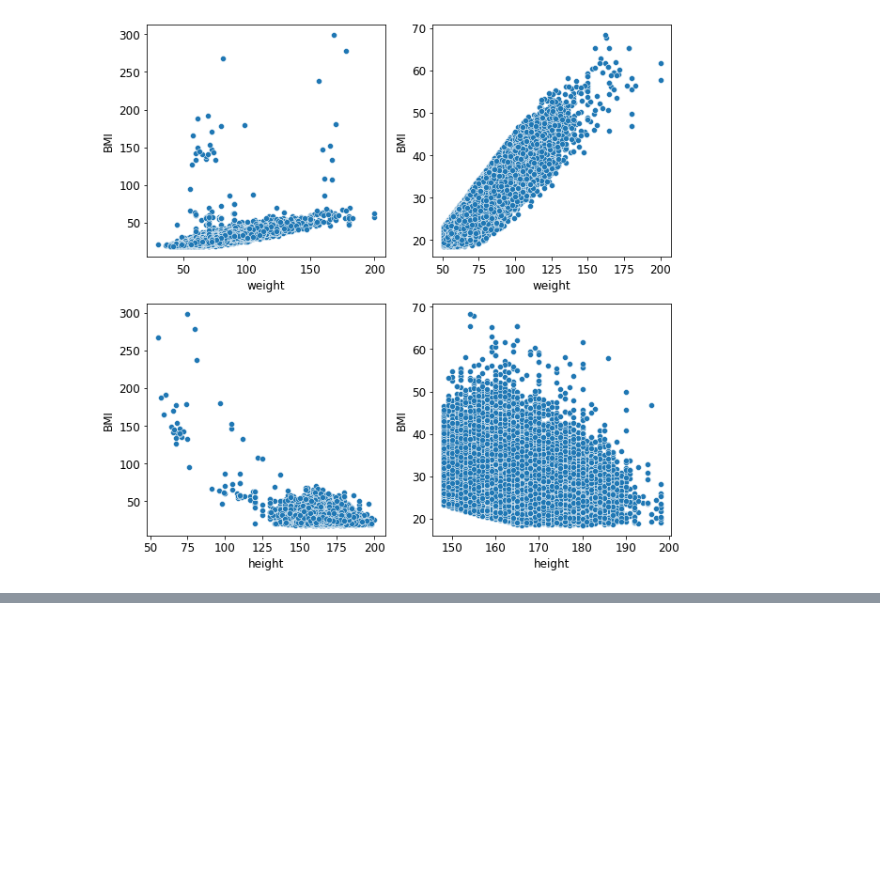
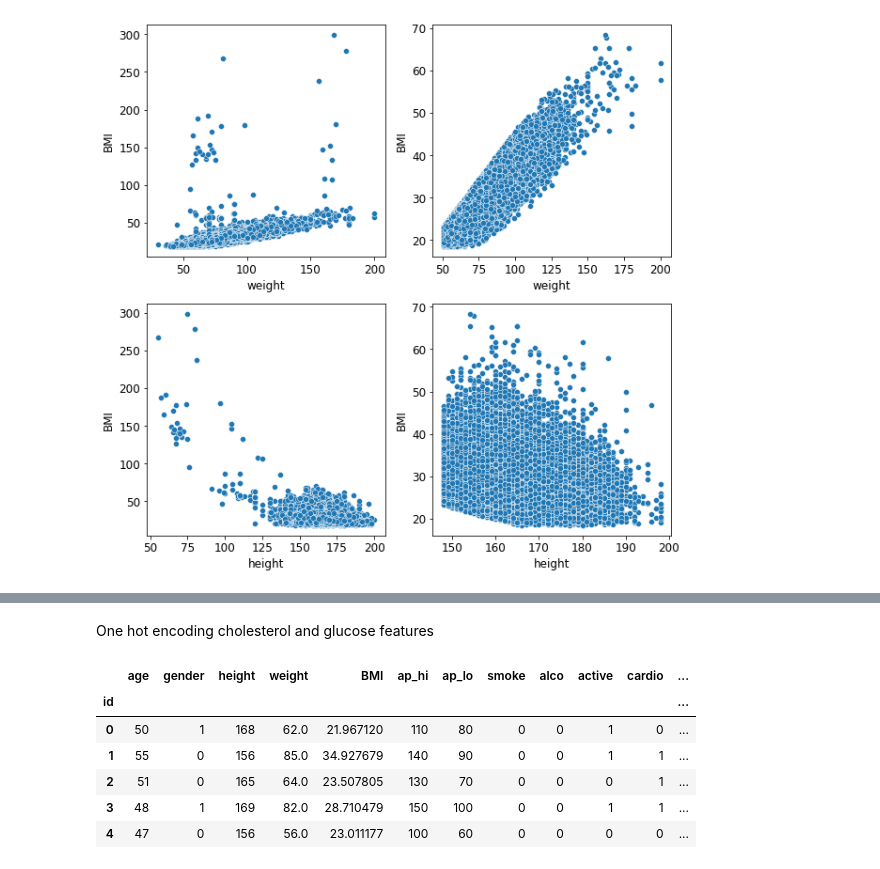
Before and after one commit to Giovo17/cardio-disease-analysis, a Jupyter notebook: cardio_disease_analysis.ipynb, the cells around one changed output, grey strips where cells are left out. Cells and saved outputs as stored; diff of their text form; code cells hidden in the pictures; blank space fills up the shorter version.

```diff
--- a/cardio_disease_analysis.ipynb
+++ b/cardio_disease_analysis.ipynb
@@ -492,0 +512,23 @@ plt.show()
+# %% [markdown]
+One hot encoding cholesterol and glucose features
+# %%
+encoder = OneHotEncoder()
+onehotarray = encoder.fit_transform(df_cleaned[["cholesterol"]]).toarray()
+items = [f'{"cholesterol"}_{item}' for item in encoder.categories_[0]]
+df_cleaned[items] = onehotarray
+
+onehotarray = encoder.fit_transform(df_cleaned[["gluc"]]).toarray()
+items = [f'{"gluc"}_{item}' for item in encoder.categories_[0]]
+df_cleaned[items] = onehotarray
+
+df_cleaned = df_cleaned.drop(columns=["cholesterol", "gluc"])
+# %%
+df_cleaned.head()
+# %% [output]
+|  | age | gender | height | weight | BMI | ap_hi | ap_lo | smoke | alco | active | cardio | ... |
+| id |  |  |  |  |  |  |  |  |  |  |  | ... |
+| 0 | 50 | 1 | 168 | 62.0 | 21.967120 | 110 | 80 | 0 | 0 | 1 | 0 | ... |
+| 1 | 55 | 0 | 156 | 85.0 | 34.927679 | 140 | 90 | 0 | 0 | 1 | 1 | ... |
+| 2 | 51 | 0 | 165 | 64.0 | 23.507805 | 130 | 70 | 0 | 0 | 0 | 1 | ... |
+| 3 | 48 | 1 | 169 | 82.0 | 28.710479 | 150 | 100 | 0 | 0 | 1 | 1 | ... |
+| 4 | 47 | 0 | 156 | 56.0 | 23.011177 | 100 | 60 | 0 | 0 | 0 | 0 | ... |
```
Also changed, not shown: parts of 3 cells of this notebook.
